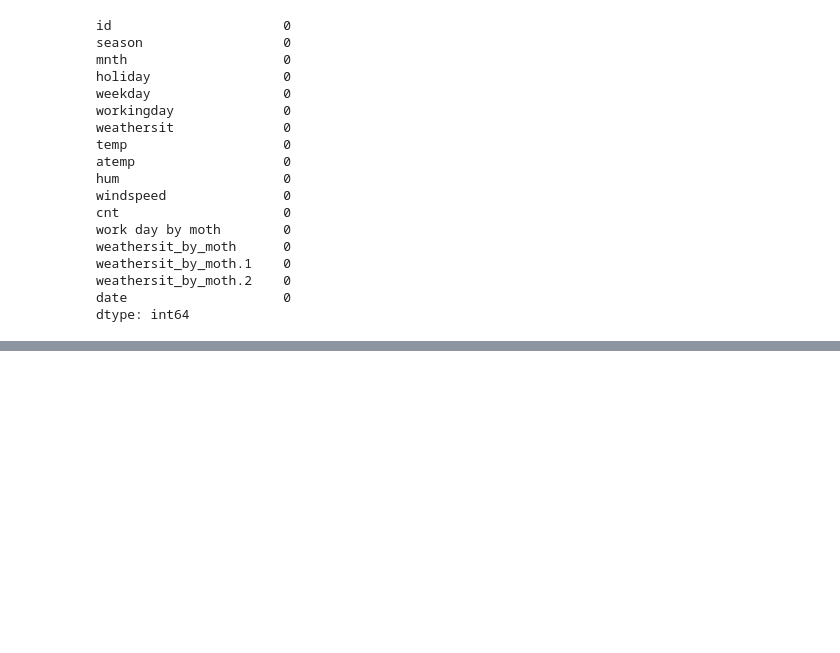
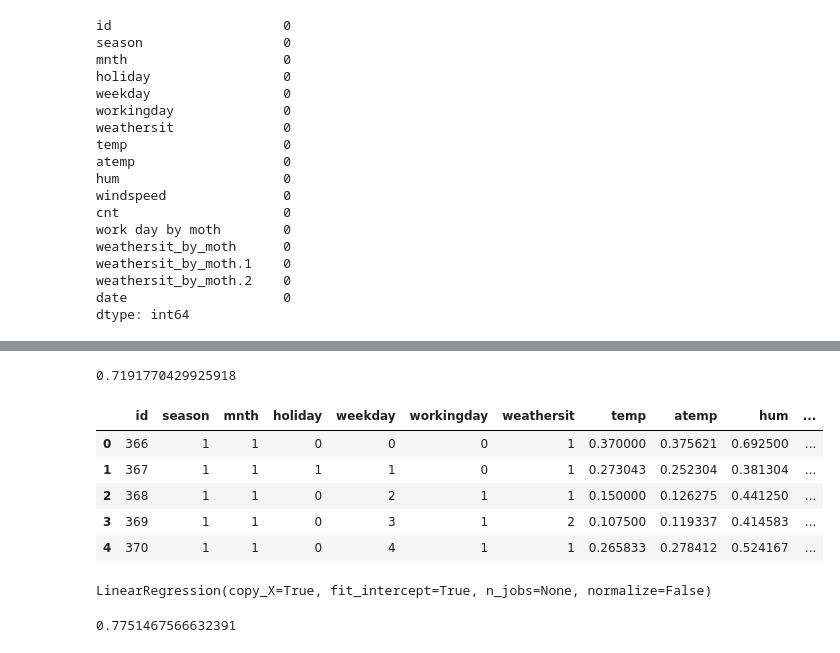
Before and after one commit to DANIELH2/DataScience, a Jupyter notebook: ML/operation Kaggle.ipynb, the cells around one changed output, grey strips where cells are left out. Drawn from its saved outputs; the diff is of its cells as text; code cells hidden in the pictures; blank space fills up the shorter version.

```diff
--- a/ML/operation Kaggle.ipynb
+++ b/ML/operation Kaggle.ipynb
@@ -116,0 +218,19 @@ mod1.score(X_train,y_train)
+# %%
+mod1.score(X_test,y_test)
+# %% [output]
+0.7191770429925918
+# %%
+biketest
+biketest.head()
+# %% [output]
+|  | id | season | mnth | holiday | weekday | workingday | weathersit | temp | atemp | hum | ... |
+| 0 | 366 | 1 | 1 | 0 | 0 | 0 | 1 | 0.370000 | 0.375621 | 0.692500 | ... |
+| 1 | 367 | 1 | 1 | 1 | 1 | 0 | 1 | 0.273043 | 0.252304 | 0.381304 | ... |
+| 2 | 368 | 1 | 1 | 0 | 2 | 1 | 1 | 0.150000 | 0.126275 | 0.441250 | ... |
+| 3 | 369 | 1 | 1 | 0 | 3 | 1 | 2 | 0.107500 | 0.119337 | 0.414583 | ... |
+| 4 | 370 | 1 | 1 | 0 | 4 | 1 | 1 | 0.265833 | 0.278412 | 0.524167 | ... |
+# %%
+mod2 = LinearRegression()
+mod2.fit(X_test,y_test)
+# %% [output]
+LinearRegression(copy_X=True, fit_intercept=True, n_jobs=None, normalize=False)
@@ -116,0 +239,4 @@ mod1.score(X_train,y_train)
+# %%
+mod2.score(X_test,y_test)
+# %% [output]
+0.7751467566632391
```
Also changed, not shown: parts of 43 cells of this notebook, 20 other files.
